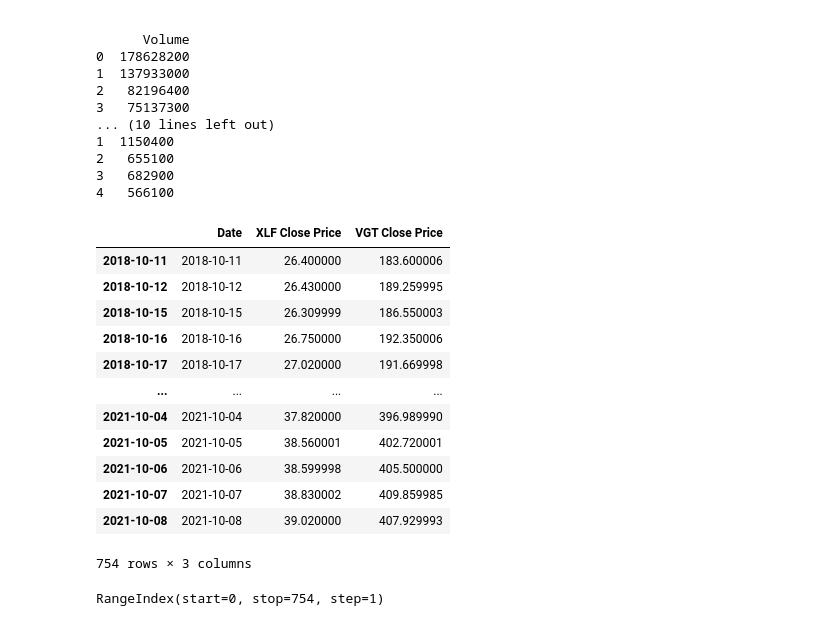
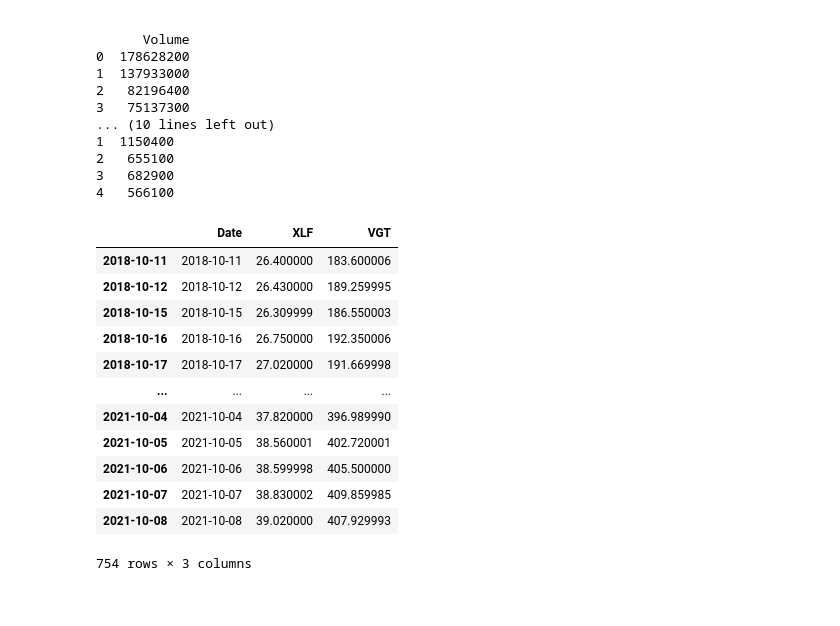
Before and after one commit to wesromero9/Project-1, a Jupyter notebook: Untitled.ipynb, the cells around one changed output. Drawn from its saved outputs; the diff is of its cells as text; code cells hidden in the pictures.

```diff
--- a/Untitled.ipynb
+++ b/Untitled.ipynb
@@ -38,12 +38,12 @@ print(vgt.head())
 # %%
 # Make a data frame containing VGT and XLF close price
 close_df = pd.DataFrame()
 close_df["Date"] = xlf["Date"]
-close_df["XLF Close Price"] = xlf["Close"]
-close_df["VGT Close Price"] = vgt["Close"]
+close_df["XLF"] = xlf["Close"]
+close_df["VGT"] = vgt["Close"]
 close_df.set_index(pd.DatetimeIndex(close_df["Date"].values))
 # %% [output]
-|  | Date | XLF Close Price | VGT Close Price |
+|  | Date | XLF | VGT |
 | 2018-10-11 | 2018-10-11 | 26.400000 | 183.600006 |
 | 2018-10-12 | 2018-10-12 | 26.430000 | 189.259995 |
 | 2018-10-15 | 2018-10-15 | 26.309999 | 186.550003 |
@@ -56,7 +56,3 @@ close_df.set_index(pd.DatetimeIndex(close_df["Date"].values))
 | 2021-10-07 | 2021-10-07 | 38.830002 | 409.859985 |
 | 2021-10-08 | 2021-10-08 | 39.020000 | 407.929993 |
 754 rows × 3 columns
-# %%
-close_df.index
-# %% [output]
-RangeIndex(start=0, stop=754, step=1)
```
Also changed, not shown: parts of 4 cells of this notebook, 2 other files.
